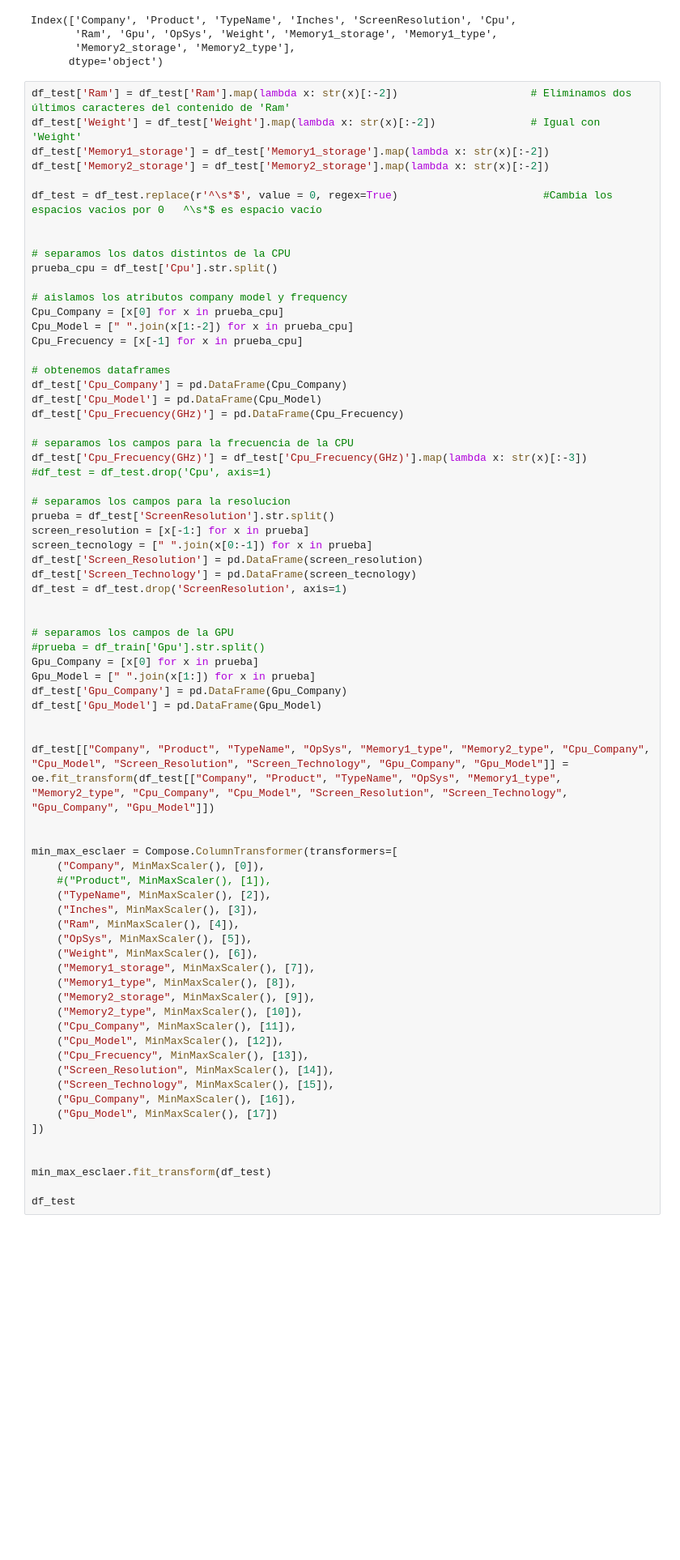
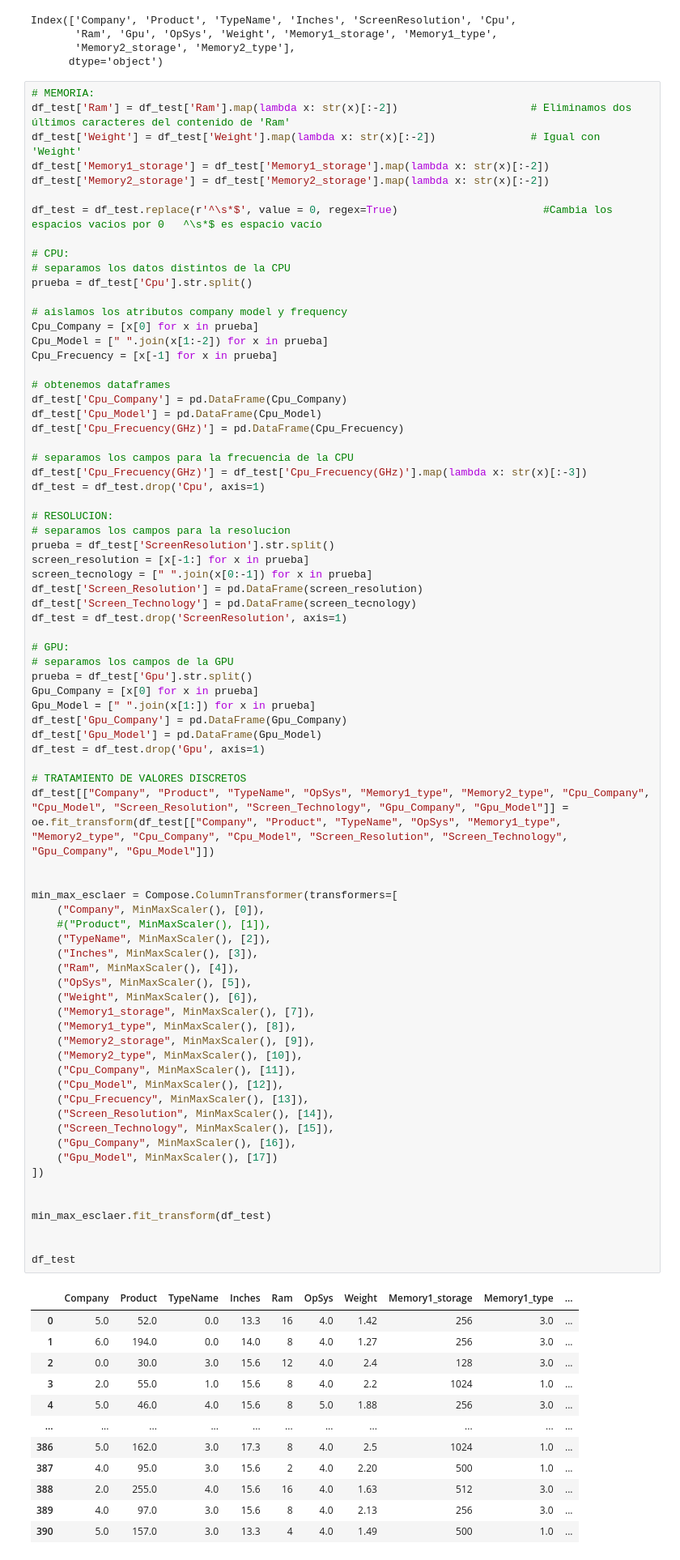
Before and after one commit to w-dan/ML-practica1, a Jupyter notebook: train_test.ipynb, the cells around one changed output. Shown: that part at 81% size. Saved outputs shown, nothing was run; the diff lists cells and outputs as text; blank space fills up the shorter version.

Commit message:
preprocesamiento de test hecho

```diff
--- a/train_test.ipynb
+++ b/train_test.ipynb
@@ -412,6 +412,7 @@ Index(['Company', 'Product', 'TypeName', 'Inches', 'ScreenResolution', 'Cpu',
        'Memory2_storage', 'Memory2_type'],
       dtype='object')
 # %%
+# MEMORIA:
 df_test['Ram'] = df_test['Ram'].map(lambda x: str(x)[:-2])                     # Eliminamos dos últimos caracteres del contenido de 'Ram'
 df_test['Weight'] = df_test['Weight'].map(lambda x: str(x)[:-2])               # Igual con 'Weight'
 df_test['Memory1_storage'] = df_test['Memory1_storage'].map(lambda x: str(x)[:-2])
@@ -419,14 +420,14 @@ df_test['Memory2_storage'] = df_test['Memory2_storage'].map(lambda x: str(x)[:-2
 
 df_test = df_test.replace(r'^\s*$', value = 0, regex=True)                       #Cambia los espacios vacios por 0   ^\s*$ es espacio vacío
 
-
+# CPU:
 # separamos los datos distintos de la CPU
-prueba_cpu = df_test['Cpu'].str.split()
+prueba = df_test['Cpu'].str.split()
 
 # aislamos los atributos company model y frequency
-Cpu_Company = [x[0] for x in prueba_cpu]
-Cpu_Model = [" ".join(x[1:-2]) for x in prueba_cpu]
-Cpu_Frecuency = [x[-1] for x in prueba_cpu]
+Cpu_Company = [x[0] for x in prueba]
+Cpu_Model = [" ".join(x[1:-2]) for x in prueba]
+Cpu_Frecuency = [x[-1] for x in prueba]
 
 # obtenemos dataframes
 df_test['Cpu_Company'] = pd.DataFrame(Cpu_Company)
@@ -435,8 +436,9 @@ df_test['Cpu_Frecuency(GHz)'] = pd.DataFrame(Cpu_Frecuency)
 
 # separamos los campos para la frecuencia de la CPU
 df_test['Cpu_Frecuency(GHz)'] = df_test['Cpu_Frecuency(GHz)'].map(lambda x: str(x)[:-3])
-#df_test = df_test.drop('Cpu', axis=1)
+df_test = df_test.drop('Cpu', axis=1)
 
+# RESOLUCION:
 # separamos los campos para la resolucion
 prueba = df_test['ScreenResolution'].str.split()
 screen_resolution = [x[-1:] for x in prueba]
@@ -445,41 +447,55 @@ df_test['Screen_Resolution'] = pd.DataFrame(screen_resolution)
 df_test['Screen_Technology'] = pd.DataFrame(screen_tecnology)
 df_test = df_test.drop('ScreenResolution', axis=1)
 
-
+# GPU:
 # separamos los campos de la GPU
-#prueba = df_train['Gpu'].str.split()
+prueba = df_test['Gpu'].str.split()
 Gpu_Company = [x[0] for x in prueba]
 Gpu_Model = [" ".join(x[1:]) for x in prueba]
 df_test['Gpu_Company'] = pd.DataFrame(Gpu_Company)
 df_test['Gpu_Model'] = pd.DataFrame(Gpu_Model)
+df_test = df_test.drop('Gpu', axis=1)
 
-
+# TRATAMIENTO DE VALORES DISCRETOS
 df_test[["Company", "Product", "TypeName", "OpSys", "Memory1_type", "Memory2_type", "Cpu_Company", "Cpu_Model", "Screen_Resolution", "Screen_Technology", "Gpu_Company", "Gpu_Model"]] = oe.fit_transform(df_test[["Company", "Product", "TypeName", "OpSys", "Memory1_type", "Memory2_type", "Cpu_Company", "Cpu_Model", "Screen_Resolution", "Screen_Technology", "Gpu_Company", "Gpu_Model"]])
 
 
 min_max_esclaer = Compose.ColumnTransformer(transformers=[
     ("Company", MinMaxScaler(), [0]),
     #("Product", MinMaxScaler(), [1]),
     ("TypeName", MinMaxScaler(), [2]),
     ("Inches", MinMaxScaler(), [3]),
     ("Ram", MinMaxScaler(), [4]),
     ("OpSys", MinMaxScaler(), [5]),
     ("Weight", MinMaxScaler(), [6]),
     ("Memory1_storage", MinMaxScaler(), [7]),
     ("Memory1_type", MinMaxScaler(), [8]),
     ("Memory2_storage", MinMaxScaler(), [9]),
     ("Memory2_type", MinMaxScaler(), [10]),
     ("Cpu_Company", MinMaxScaler(), [11]),
     ("Cpu_Model", MinMaxScaler(), [12]),
     ("Cpu_Frecuency", MinMaxScaler(), [13]),
     ("Screen_Resolution", MinMaxScaler(), [14]),
     ("Screen_Technology", MinMaxScaler(), [15]),
     ("Gpu_Company", MinMaxScaler(), [16]),
     ("Gpu_Model", MinMaxScaler(), [17])
 ])
 
 
 min_max_esclaer.fit_transform(df_test)
 
+
 df_test
 # %% [output]
+|  | Company | Product | TypeName | Inches | Ram | OpSys | Weight | Memory1_storage | Memory1_type | ... |
+| 0 | 5.0 | 52.0 | 0.0 | 13.3 | 16 | 4.0 | 1.42 | 256 | 3.0 | ... |
+| 1 | 6.0 | 194.0 | 0.0 | 14.0 | 8 | 4.0 | 1.27 | 256 | 3.0 | ... |
+| 2 | 0.0 | 30.0 | 3.0 | 15.6 | 12 | 4.0 | 2.4 | 128 | 3.0 | ... |
+| 3 | 2.0 | 55.0 | 1.0 | 15.6 | 8 | 4.0 | 2.2 | 1024 | 1.0 | ... |
+| 4 | 5.0 | 46.0 | 4.0 | 15.6 | 8 | 5.0 | 1.88 | 256 | 3.0 | ... |
+| ... | ... | ... | ... | ... | ... | ... | ... | ... | ... | ... |
+| 386 | 5.0 | 162.0 | 3.0 | 17.3 | 8 | 4.0 | 2.5 | 1024 | 1.0 | ... |
+| 387 | 4.0 | 95.0 | 3.0 | 15.6 | 2 | 4.0 | 2.20 | 500 | 1.0 | ... |
+| 388 | 2.0 | 255.0 | 4.0 | 15.6 | 16 | 4.0 | 1.63 | 512 | 3.0 | ... |
+| 389 | 4.0 | 97.0 | 3.0 | 15.6 | 8 | 4.0 | 2.13 | 256 | 3.0 | ... |
+| 390 | 5.0 | 157.0 | 3.0 | 13.3 | 4 | 4.0 | 1.49 | 500 | 1.0 | ... |
```
Also changed, not shown: parts of 3 cells of this notebook.
